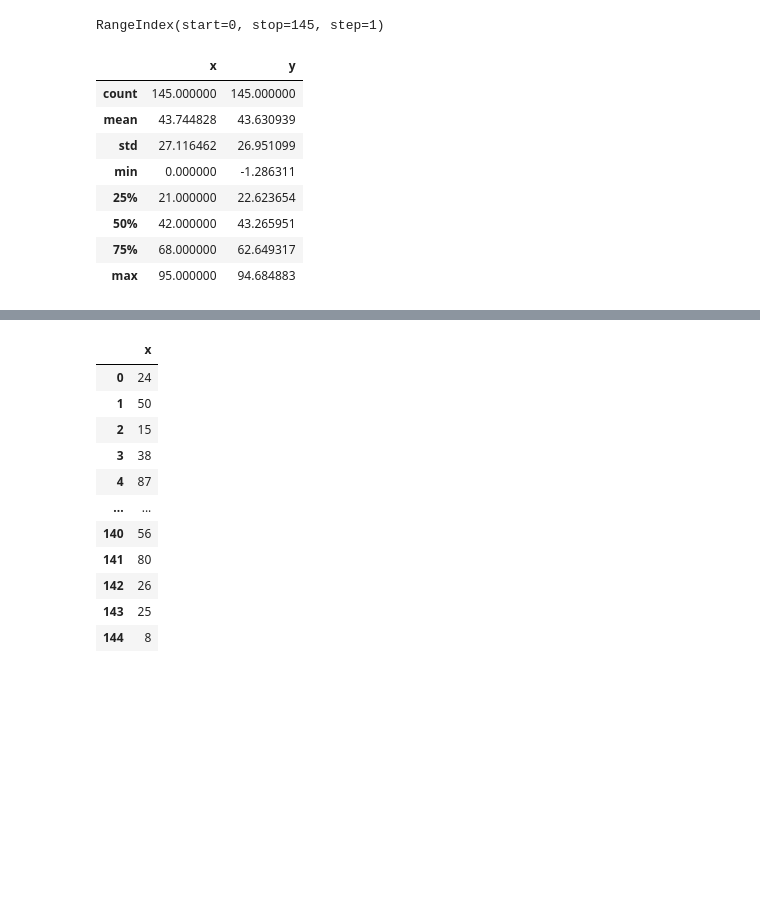
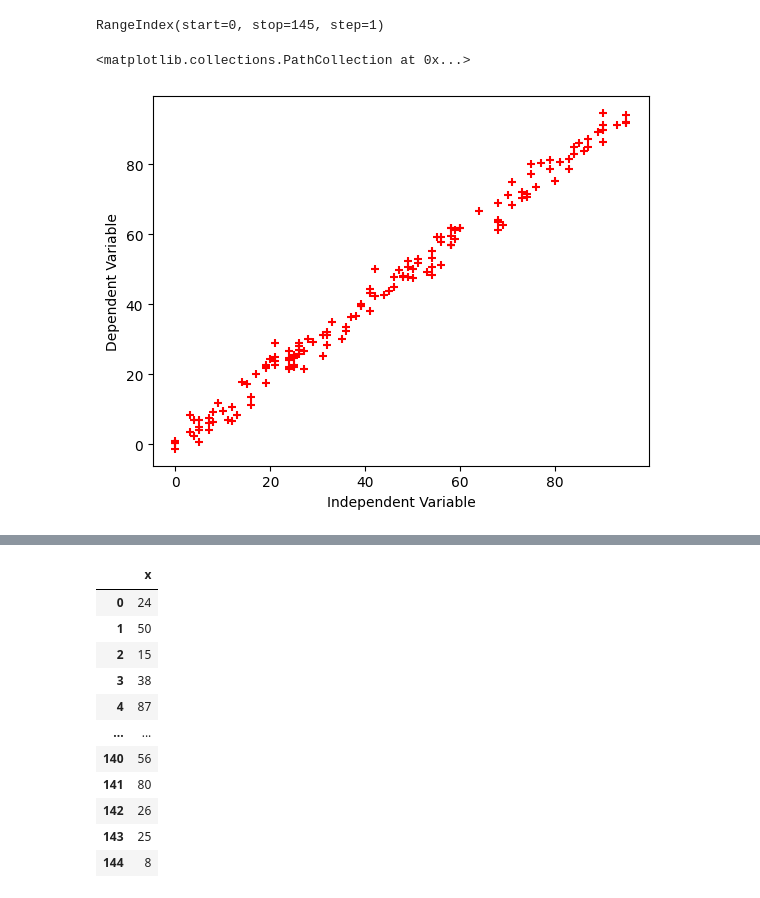
Before and after one commit to BheezPen/KSolutions-ML-Projects, a Jupyter notebook: Building_Linear_Regression_Model_Manually-data.ipynb, the cells around one changed output, grey strips where cells are left out. Drawn from its saved outputs; the diff is of its cells as text; code cells hidden in the pictures; blank space fills up the shorter version.

Commit message:
added visualization to the steps

```diff
--- a/Building_Linear_Regression_Model_Manually-data.ipynb
+++ b/Building_Linear_Regression_Model_Manually-data.ipynb
@@ -37,18 +37,19 @@ Index(['x', 'y'], dtype='object')
 data.index # this return the index of the rows in the datasets
 # %% [output]
 RangeIndex(start=0, stop=145, step=1)
-# %%
-data.describe()
-# %% [output]
-|  | x | y |
-| count | 145.000000 | 145.000000 |
-| mean | 43.744828 | 43.630939 |
-| std | 27.116462 | 26.951099 |
-| min | 0.000000 | -1.286311 |
-| 25% | 21.000000 | 22.623654 |
-| 50% | 42.000000 | 43.265951 |
-| 75% | 68.000000 | 62.649317 |
-| max | 95.000000 | 94.684883 |
+# %%
+import matplotlib.pyplot as plt
+
+from sklearn import linear_model
+
+plt.xlabel('Independent Variable')
+plt.ylabel('Dependent Variable')
+plt.scatter(data.x,data.y, color = 'red', marker = '+')
+
+#This helps inform that the datasets fit into linear regression when to be used in building a model
+# %% [output]
+<matplotlib.collections.PathCollection at 0x...>
+[figure, added]
 # %%
 # As from my formula for Linear regression, to calculate B, where b is the Coefficient Value
 # B = (x^T  x)^-1 x^T Y
```
Also changed, not shown: parts of 1 cell of this notebook.
